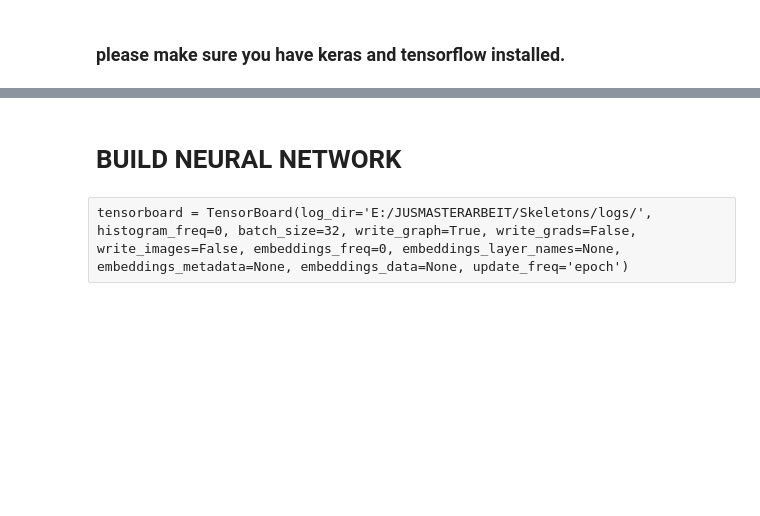
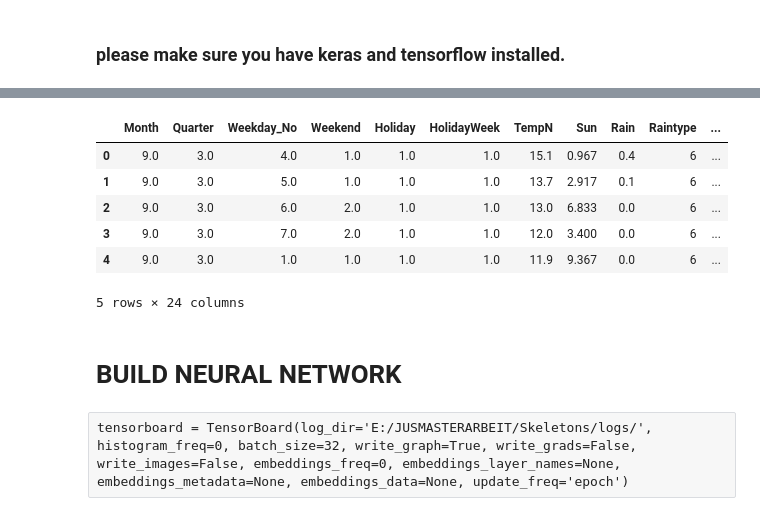
Before and after one commit to homeschneiju/JUSMASTERARBEIT, a Jupyter notebook: Skeletons/NN.ipynb, the cells around one changed output, grey strips where cells are left out. Saved outputs shown, nothing was run; the diff lists cells and outputs as text; code cells hidden in the pictures; blank space fills up the shorter version.

```diff
--- a/Skeletons/NN.ipynb
+++ b/Skeletons/NN.ipynb
@@ -75,3 +76,13 @@ plt.plot(np.array(flosa['DriversKilled']))
+# %%
+cal.iloc[:,0:-2].head()
+# %% [output]
+|  | Month | Quarter | Weekday_No | Weekend | Holiday | HolidayWeek | TempN | Sun | Rain | Raintype | ... |
+| 0 | 9.0 | 3.0 | 4.0 | 1.0 | 1.0 | 1.0 | 15.1 | 0.967 | 0.4 | 6 | ... |
+| 1 | 9.0 | 3.0 | 5.0 | 1.0 | 1.0 | 1.0 | 13.7 | 2.917 | 0.1 | 6 | ... |
+| 2 | 9.0 | 3.0 | 6.0 | 2.0 | 1.0 | 1.0 | 13.0 | 6.833 | 0.0 | 6 | ... |
+| 3 | 9.0 | 3.0 | 7.0 | 2.0 | 1.0 | 1.0 | 12.0 | 3.400 | 0.0 | 6 | ... |
+| 4 | 9.0 | 3.0 | 1.0 | 1.0 | 1.0 | 1.0 | 11.9 | 9.367 | 0.0 | 6 | ... |
+5 rows × 24 columns
 # %% [markdown]
 # BUILD NEURAL NETWORK
 # %% [raw]
```
Also changed, not shown: parts of 26 cells of this notebook, 18 other files.
